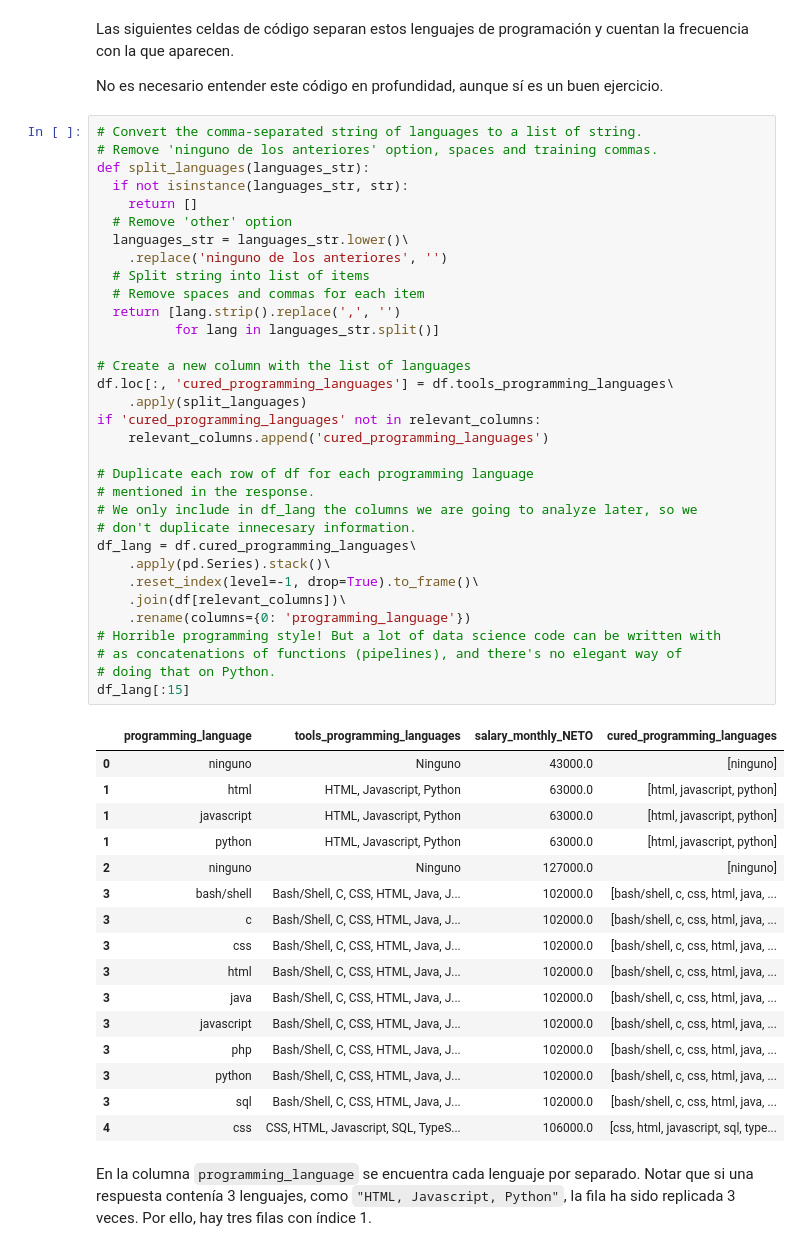
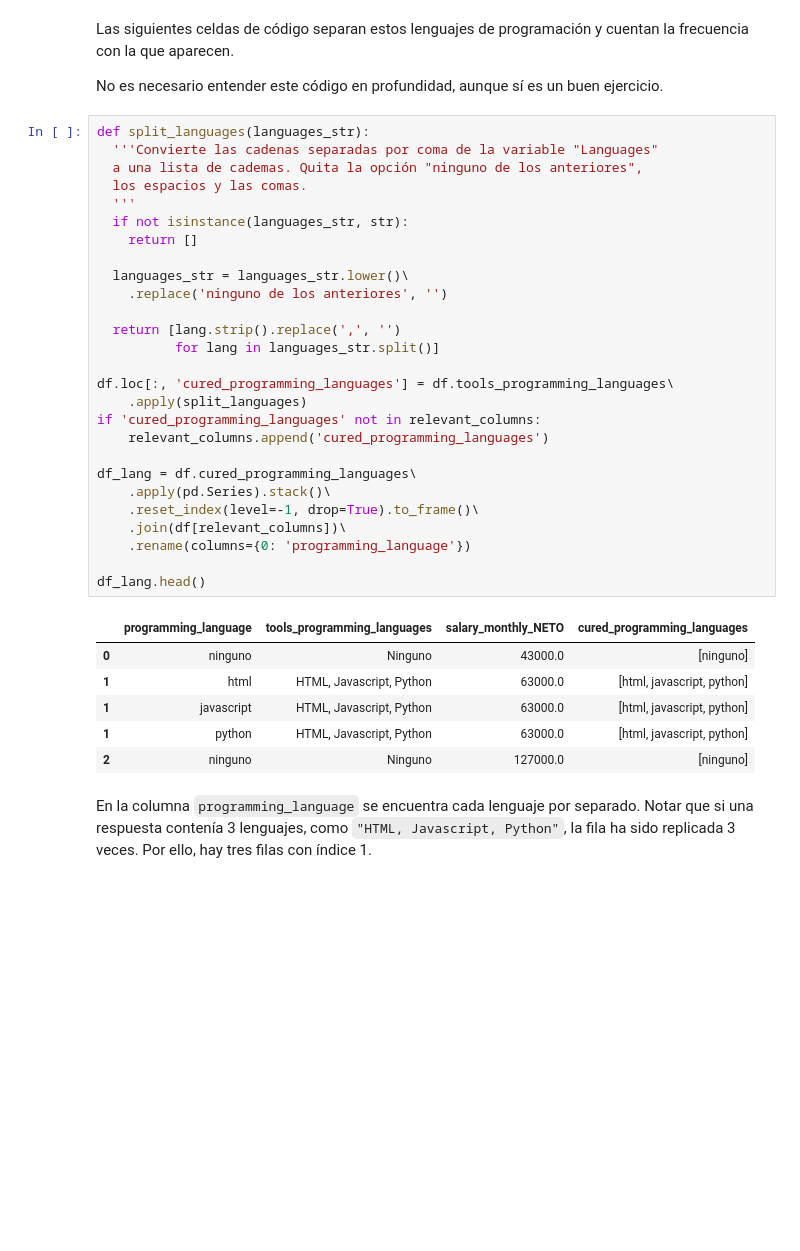
Before and after one commit to grobiglio/Diplodatos, a Jupyter notebook: 1-Analisis-y-Visualizacion/Grupo_14_Entregable_Parte_1.ipynb, the cells around one changed output. Drawn from its saved outputs; the diff is of its cells as text; blank space fills up the shorter version.

```diff
--- a/1-Analisis-y-Visualizacion/Grupo_14_Entregable_Parte_1.ipynb
+++ b/1-Analisis-y-Visualizacion/Grupo_14_Entregable_Parte_1.ipynb
@@ -72,55 +71,39 @@ Las siguientes celdas de código separan estos lenguajes de programación y cuen
 
 No es necesario entender este código en profundidad, aunque sí es un buen ejercicio.
 # %%
-# Convert the comma-separated string of languages to a list of string.
-# Remove 'ninguno de los anteriores' option, spaces and training commas.
 def split_languages(languages_str):
+  '''Convierte las cadenas separadas por coma de la variable "Languages"
+  a una lista de cademas. Quita la opción "ninguno de los anteriores",
+  los espacios y las comas.
+  '''
   if not isinstance(languages_str, str):
     return []
-  # Remove 'other' option
+
   languages_str = languages_str.lower()\
     .replace('ninguno de los anteriores', '')
-  # Split string into list of items
-  # Remove spaces and commas for each item
+
   return [lang.strip().replace(',', '')
           for lang in languages_str.split()]
 
-# Create a new column with the list of languages
 df.loc[:, 'cured_programming_languages'] = df.tools_programming_languages\
     .apply(split_languages)
 if 'cured_programming_languages' not in relevant_columns:
     relevant_columns.append('cured_programming_languages')
 
-# Duplicate each row of df for each programming language
-# mentioned in the response.
-# We only include in df_lang the columns we are going to analyze later, so we
-# don't duplicate innecesary information.
 df_lang = df.cured_programming_languages\
     .apply(pd.Series).stack()\
     .reset_index(level=-1, drop=True).to_frame()\
     .join(df[relevant_columns])\
     .rename(columns={0: 'programming_language'})
-# Horrible programming style! But a lot of data science code can be written with
-# as concatenations of functions (pipelines), and there's no elegant way of
-# doing that on Python.
-df_lang[:15]
+
+df_lang.head()
 # %% [output]
 |  | programming_language | tools_programming_languages | salary_monthly_NETO | cured_programming_languages |
 | 0 | ninguno | Ninguno | 43000.0 | [ninguno] |
 | 1 | html | HTML, Javascript, Python | 63000.0 | [html, javascript, python] |
 | 1 | javascript | HTML, Javascript, Python | 63000.0 | [html, javascript, python] |
 | 1 | python | HTML, Javascript, Python | 63000.0 | [html, javascript, python] |
 | 2 | ninguno | Ninguno | 127000.0 | [ninguno] |
-| 3 | bash/shell | Bash/Shell, C, CSS, HTML, Java, J... | 102000.0 | [bash/shell, c, css, html, java, ... |
-| 3 | c | Bash/Shell, C, CSS, HTML, Java, J... | 102000.0 | [bash/shell, c, css, html, java, ... |
-| 3 | css | Bash/Shell, C, CSS, HTML, Java, J... | 102000.0 | [bash/shell, c, css, html, java, ... |
-| 3 | html | Bash/Shell, C, CSS, HTML, Java, J... | 102000.0 | [bash/shell, c, css, html, java, ... |
-| 3 | java | Bash/Shell, C, CSS, HTML, Java, J... | 102000.0 | [bash/shell, c, css, html, java, ... |
-| 3 | javascript | Bash/Shell, C, CSS, HTML, Java, J... | 102000.0 | [bash/shell, c, css, html, java, ... |
-| 3 | php | Bash/Shell, C, CSS, HTML, Java, J... | 102000.0 | [bash/shell, c, css, html, java, ... |
-| 3 | python | Bash/Shell, C, CSS, HTML, Java, J... | 102000.0 | [bash/shell, c, css, html, java, ... |
-| 3 | sql | Bash/Shell, C, CSS, HTML, Java, J... | 102000.0 | [bash/shell, c, css, html, java, ... |
-| 4 | css | CSS, HTML, Javascript, SQL, TypeS... | 106000.0 | [css, html, javascript, sql, type... |
 # %% [markdown]
 En la columna `programming_language` se encuentra cada lenguaje por separado. Notar que si una respuesta contenía 3 lenguajes, como `"HTML, Javascript, Python"`, la fila ha sido replicada 3 veces. Por ello, hay tres filas con índice 1.
 # %%
```
Also changed, not shown: parts of 53 cells of this notebook, 2 other files.
